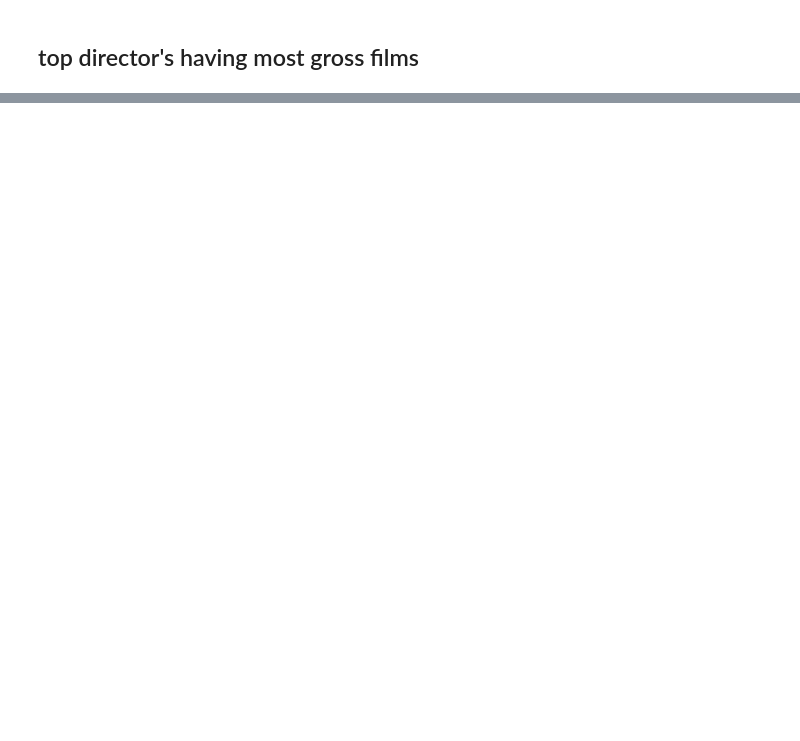
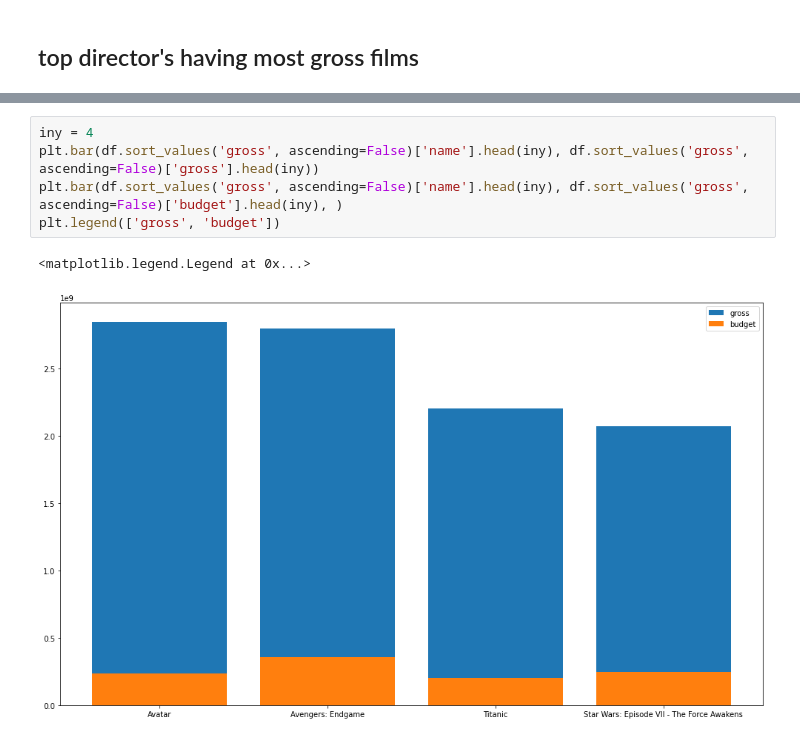
Before and after one commit to codewithawr/portfolio_data_analysis_project, a Jupyter notebook: Movies_data/Movise_analysis.ipynb, the cells around one changed output, grey strips where cells are left out. Drawn from its saved outputs; the diff is of its cells as text; blank space fills up the shorter version.

```diff
--- a/Movies_data/Movise_analysis.ipynb
+++ b/Movies_data/Movise_analysis.ipynb
@@ -231,0 +240,8 @@ df.head(15)
+# %%
+iny = 4
+plt.bar(df.sort_values('gross', ascending=False)['name'].head(iny), df.sort_values('gross', ascending=False)['gross'].head(iny))
+plt.bar(df.sort_values('gross', ascending=False)['name'].head(iny), df.sort_values('gross', ascending=False)['budget'].head(iny), )
+plt.legend(['gross', 'budget'])
+# %% [output]
+<matplotlib.legend.Legend at 0x...>
+[figure, added]
```
Also changed, not shown: parts of 7 cells of this notebook.
